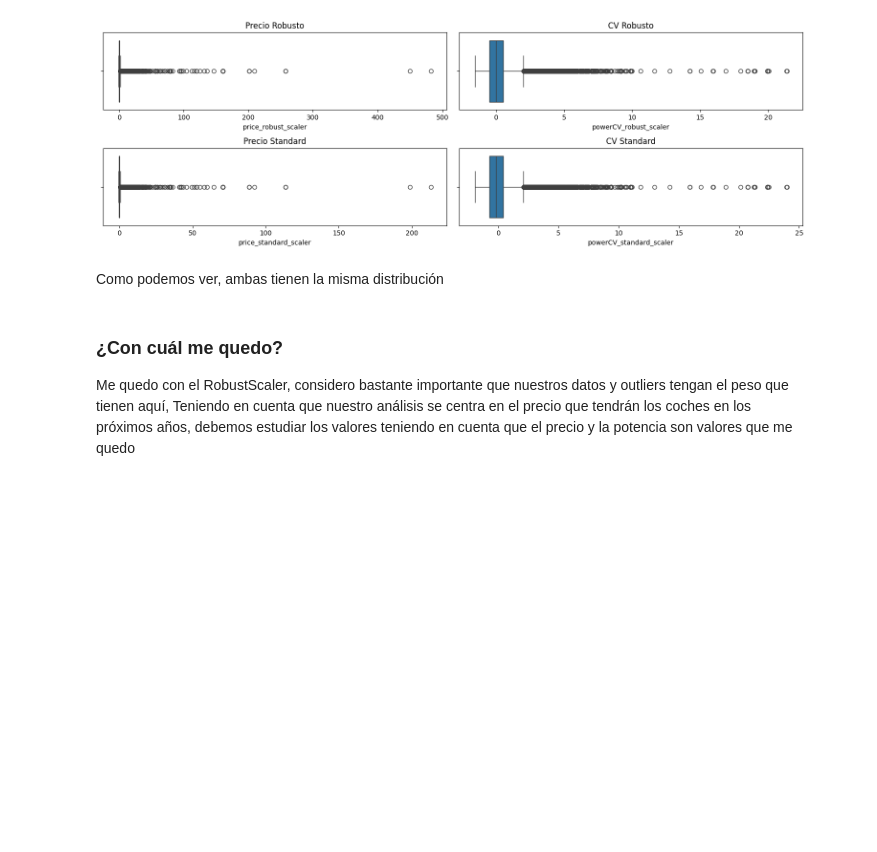
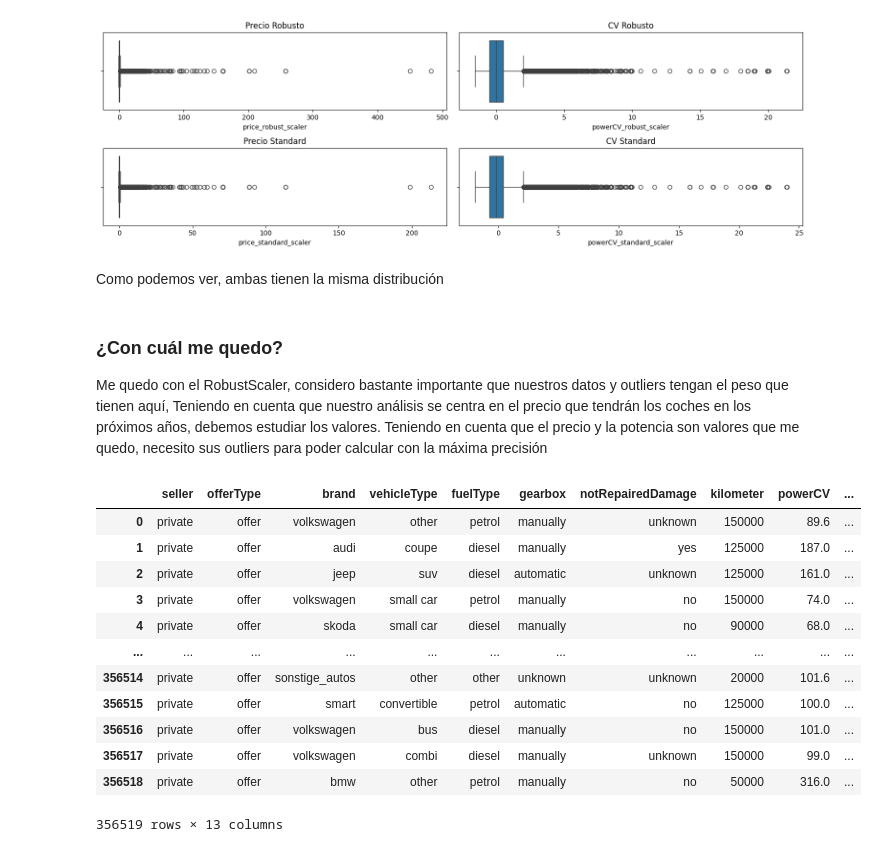
Before and after one commit to apelsito/laboratorio-modulo7-leccion02-feature-scaling, a Jupyter notebook: laboratorio-modulo7-leccion02-feature-scaling.ipynb, the cells around one changed output. Cells and saved outputs as stored; diff of their text form; code cells hidden in the pictures; blank space fills up the shorter version.

```diff
--- a/laboratorio-modulo7-leccion02-feature-scaling.ipynb
+++ b/laboratorio-modulo7-leccion02-feature-scaling.ipynb
@@ -113,4 +113,22 @@ Como podemos ver, ambas tienen la misma distribución
 # %% [markdown]
 ### ¿Con cuál me quedo?
 Me quedo con el RobustScaler, considero bastante importante que nuestros datos y outliers tengan el peso que tienen aquí,
-Teniendo en cuenta que nuestro análisis se centra en el precio que tendrán los coches en los próximos años, debemos estudiar los valores teniendo en cuenta que el precio y la potencia son valores que me quedo
+Teniendo en cuenta que nuestro análisis se centra en el precio que tendrán los coches en los próximos años, debemos estudiar los valores.
+Teniendo en cuenta que el precio y la potencia son valores que me quedo, necesito sus outliers para poder calcular con la máxima precisión
+# %%
+df.drop(columns=["price_standard_scaler","powerCV_standard_scaler"],inplace=True)
+df
+# %% [output]
+|  | seller | offerType | brand | vehicleType | fuelType | gearbox | notRepairedDamage | kilometer | powerCV | ... |
+| 0 | private | offer | volkswagen | other | petrol | manually | unknown | 150000 | 89.6 | ... |
+| 1 | private | offer | audi | coupe | diesel | manually | yes | 125000 | 187.0 | ... |
+| 2 | private | offer | jeep | suv | diesel | automatic | unknown | 125000 | 161.0 | ... |
+| 3 | private | offer | volkswagen | small car | petrol | manually | no | 150000 | 74.0 | ... |
+| 4 | private | offer | skoda | small car | diesel | manually | no | 90000 | 68.0 | ... |
+| ... | ... | ... | ... | ... | ... | ... | ... | ... | ... | ... |
+| 356514 | private | offer | sonstige_autos | other | other | unknown | unknown | 20000 | 101.6 | ... |
+| 356515 | private | offer | smart | convertible | petrol | automatic | no | 125000 | 100.0 | ... |
+| 356516 | private | offer | volkswagen | bus | diesel | manually | no | 150000 | 101.0 | ... |
+| 356517 | private | offer | volkswagen | combi | diesel | manually | unknown | 150000 | 99.0 | ... |
+| 356518 | private | offer | bmw | other | petrol | manually | no | 50000 | 316.0 | ... |
+356519 rows × 13 columns
```
Also changed, not shown: parts of 1 cell of this notebook, 1 other file.
